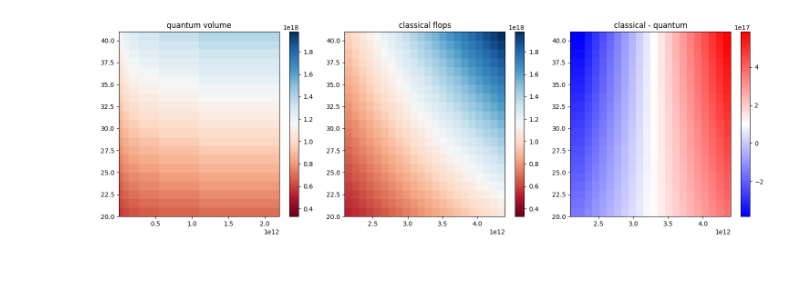
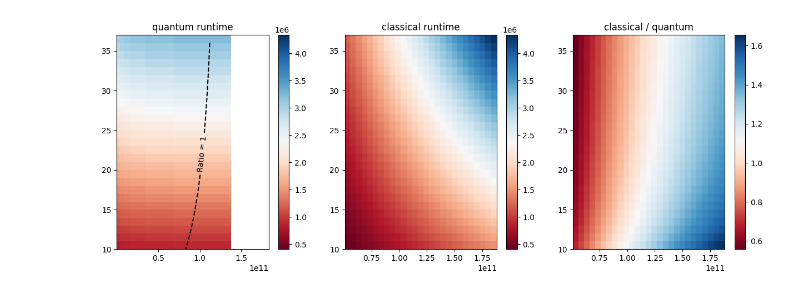
Before and after one commit to tiger9tu/HHL, a Jupyter notebook: tools/heatmap.ipynb, the cells around one changed output. Cells and saved outputs as stored; diff of their text form; code cells hidden in the pictures; blank space fills up the shorter version.

```diff
--- a/tools/heatmap.ipynb
+++ b/tools/heatmap.ipynb
@@ -10,8 +131,17 @@ np.random.seed(19680801)
 # %%
-start = 20
-sap_range = 21
-k = 1000
-epsilon = 0.01
+# This can easily be replaced by 3000000 + 70000*n
+# with open("hsruntimes.json", "r") as file:
+#     hsruntimeslist = json.load(file)
+#     hsruntimes = np.array(hsruntimeslist)
+
+start = 10
+sap_range = 27
+
+# truncated_hsruntimes = hsruntimes[start: start + sap_range]
+
+
+k = 100
+epsilon = 0.1
 
 
 ds = 1
@@ -25,15 +155,15 @@ s1, n = np.mgrid[start *ds: (start + sap_range) * ds + ds : ds, start *dn : (sap
 # is done in the application level, so the dependence on s
 # is s, and there is no graph coloring cost for each hamiltonian simulation
 nhs = np.sqrt(80 / 3) * np.pi * k**2 * s1 / epsilon**2 # number of hamiltonian simulation
-q_alg_phs = bits + 2 * n + 2 # number of algorithmic qubits per hamiltonian simulation
-q_lgc_phs = 2 * q_alg_phs + np.ceil(np.sqrt(8 * q_alg_phs)) + 1 # number of logical qubits per hamiltonian simulation (because of layout in a 2D grid)
-log_depth_phs = 10 * n + 609 # logical depth per hamiltonian simulation
+nhs = nhs[:-1, :-1]
+n_cut = n[:-1, :-1]
+qruntime = nhs * (3000000 + 70000*n_cut)  / 1e9 # change runtime from nanoseconds to seconds
 
-volumn = nhs * q_lgc_phs * log_depth_phs
-volumn = volumn[:-1, :-1]
-volumn_min, volumn_max = volumn.min(), volumn.max()
 
-# now the classical part
+# print(runtime.max() / 1e9)
+# print(nhs)
+# print("runtime: \n\n\n\n\n")
+# print(runtime)
 maxN = 2**(start  + sap_range)
 minN = 2**start
 dN = maxN / sap_range
@@ -41,47 +171,49 @@ s, N = np.mgrid[start*ds : (start + sap_range) * ds + ds : ds, start * dN : (sta
 flops = 1 / 2 * k * np.log(2 / epsilon) * (4 * N * s + 14 * N)
 flops = flops[:-1, :-1]
 flops_min , flops_max = flops.min(), flops.max()
-# nhs = nhs[:-1, :-1]
-# nhs_min , nhs_max = nhs.min(), nhs.max()
+cruntime = flops / 1e9 # assume 1GFLOPS
 
-# now the classical - quantum
-diff = copy.deepcopy(flops)
 
-for i in range(sap_range):
-    for j in range(sap_range + 1):
-        # print(np.ceil(np.log2(N[i,j])))
-        diff[i, j] = diff[i,j] - volumn[i, (np.floor(np.log2(N[i,j])) - start  - 1).astype(int)]
-diff_min, diff_max = diff.min(), diff.max()
+ratio = cruntime / qruntime
 
-all_min = np.min([volumn_min, flops_min])
-all_max = np.max([volumn_max, flops_max])
+all_min = np.min([qruntime.min(), cruntime.min()])
+all_max = np.max([qruntime.max(), cruntime.max()])
 
-# print("volumn_min", volumn_min)
-# print("volumn_max", volumn_max)
-# print("flops_min", flops_min)
-# print("flops_max", flops_max)
 
-# 创建一个单独的子图
-fig, axs = plt.subplots(1,3, figsize=(15, 5), gridspec_kw={'width_ratios': [1, 1, 1]})
-
+fig, axs = plt.subplots(1,3,figsize=(15, 5))
+ax = axs[0]
 # 使用 pcolor 绘制
-ax = axs[0]
 expn = 2**n
-c = ax.pcolor(expn, s1, volumn, cmap='RdBu', vmin=all_min, vmax=all_max)
-ax.set_title('quantum volume')
+c = ax.pcolor(expn, s1, qruntime, cmap="RdBu", vmin=all_min, vmax=all_max)
+ax.set_title("quantum runtime")
 fig.colorbar(c, ax=ax)
 
 
+# print(expn.shape)
+# print(s1.shape)
+
+contour = ax.contour(
+    N[:-1, :-1],
+    s1[:-1, :-1],
+    ratio,
+    levels=[1],
+    colors="black",
+    linewidths=1.5,
+    linestyles="--",
+)
+ax.clabel(contour, fmt="Ratio = 1", colors="black")
+
 ax = axs[1]
-c = ax.pcolor(N, s, flops, cmap='RdBu', vmin=all_min, vmax=all_max)
-ax.set_title('classical flops')
+# 使用 pcolor 绘制
+c = ax.pcolor(N, s1, cruntime, cmap="RdBu", vmin=all_min, vmax=all_max)
+ax.set_title("classical runtime")
 fig.colorbar(c, ax=ax)
 
+
 ax = axs[2]
-c = ax.pcolor(N, s, diff, cmap="bwr", vmin=diff_min, vmax=diff_max)
-ax.set_title("classical - quantum")
+# 使用 pcolor 绘制
+c = ax.pcolor(N, s1, ratio, cmap="RdBu", vmin=ratio.min(), vmax=ratio.max())
+ax.set_title("classical / quantum")
 fig.colorbar(c, ax=ax)
-
-plt.tight_layout()
-plt.show()
+#
 # %% [output]
@@ -88 +222 @@ plt.show()
-[figure, old version]
+[figure, new version]
```
Also changed, not shown: parts of 6 cells of this notebook.
